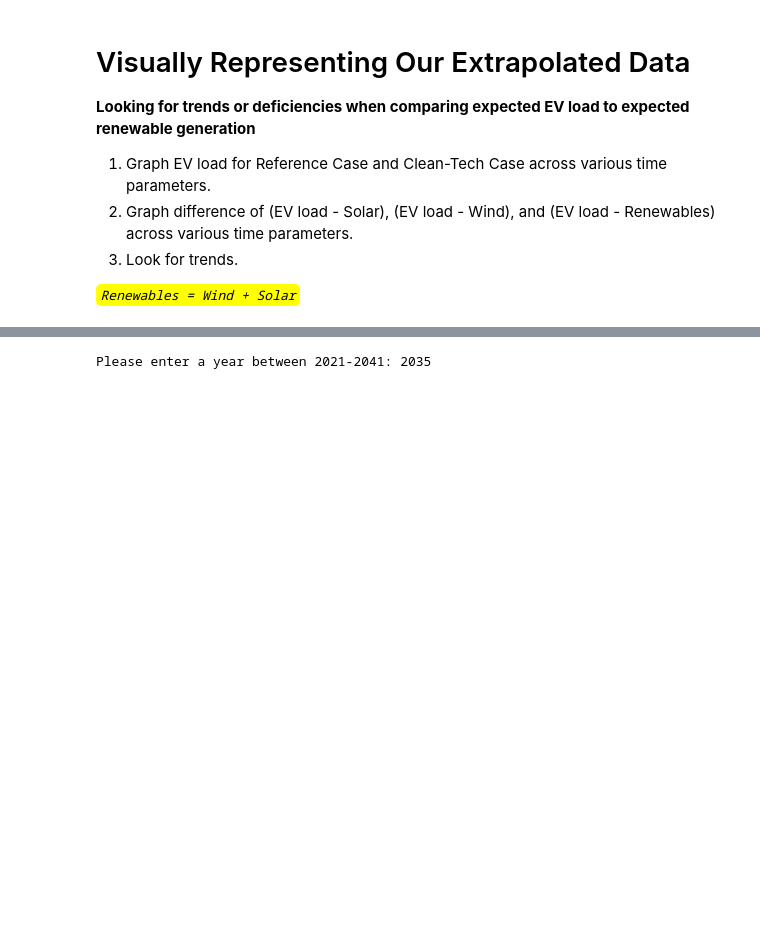
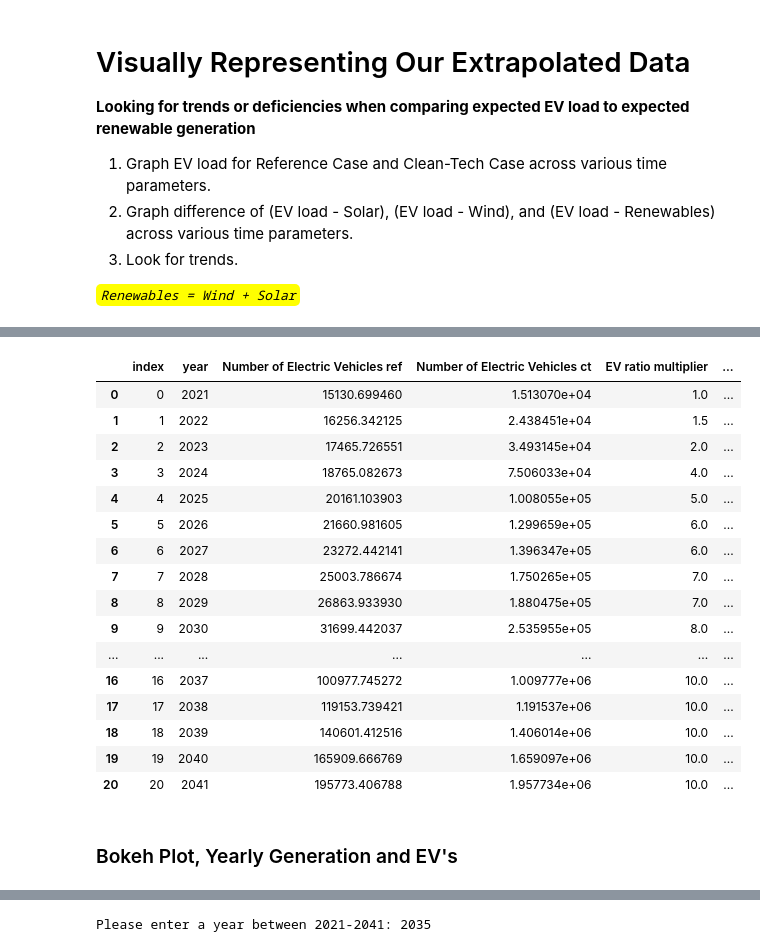
Before and after one commit to mcl13/AESO_research_2022, a Jupyter notebook: AESO_analysis.ipynb, the cells around one changed output, grey strips where cells are left out. Cells and saved outputs as stored; diff of their text form; code cells hidden in the pictures; blank space fills up the shorter version.

```diff
--- a/AESO_analysis.ipynb
+++ b/AESO_analysis.ipynb
@@ -1024,0 +1161,35 @@ del s
+# %%
+# Create dataframe to be used for graphin
+ev_gen_yearly = ev_mult.copy()
+
+# Rename column to match second dataframe.
+ev_gen_yearly.rename(columns={"Calendar Year":"year"}, inplace=True)
+
+# Join dataframes together.
+ev_gen_yearly = ev_gen_yearly.join(regen.set_index("year"), on="year")
+
+# Make "year" index a column again.
+ev_gen_yearly.reset_index()
+
+# Programmer test code.
+# display(ev_gen_yearly)
+# %% [output]
+|  | index | year | Number of Electric Vehicles ref | Number of Electric Vehicles ct | EV ratio multiplier | ... |
+| 0 | 0 | 2021 | 15130.699460 | 1.513070e+04 | 1.0 | ... |
+| 1 | 1 | 2022 | 16256.342125 | 2.438451e+04 | 1.5 | ... |
+| 2 | 2 | 2023 | 17465.726551 | 3.493145e+04 | 2.0 | ... |
+| 3 | 3 | 2024 | 18765.082673 | 7.506033e+04 | 4.0 | ... |
+| 4 | 4 | 2025 | 20161.103903 | 1.008055e+05 | 5.0 | ... |
+| 5 | 5 | 2026 | 21660.981605 | 1.299659e+05 | 6.0 | ... |
+| 6 | 6 | 2027 | 23272.442141 | 1.396347e+05 | 6.0 | ... |
+| 7 | 7 | 2028 | 25003.786674 | 1.750265e+05 | 7.0 | ... |
+| 8 | 8 | 2029 | 26863.933930 | 1.880475e+05 | 7.0 | ... |
+| 9 | 9 | 2030 | 31699.442037 | 2.535955e+05 | 8.0 | ... |
+| ... | ... | ... | ... | ... | ... | ... |
+| 16 | 16 | 2037 | 100977.745272 | 1.009777e+06 | 10.0 | ... |
+| 17 | 17 | 2038 | 119153.739421 | 1.191537e+06 | 10.0 | ... |
+| 18 | 18 | 2039 | 140601.412516 | 1.406014e+06 | 10.0 | ... |
+| 19 | 19 | 2040 | 165909.666769 | 1.659097e+06 | 10.0 | ... |
+| 20 | 20 | 2041 | 195773.406788 | 1.957734e+06 | 10.0 | ... |
+# %% [markdown]
+### Bokeh Plot, Yearly Generation and EV's
```
Also changed, not shown: parts of 54 cells of this notebook.
